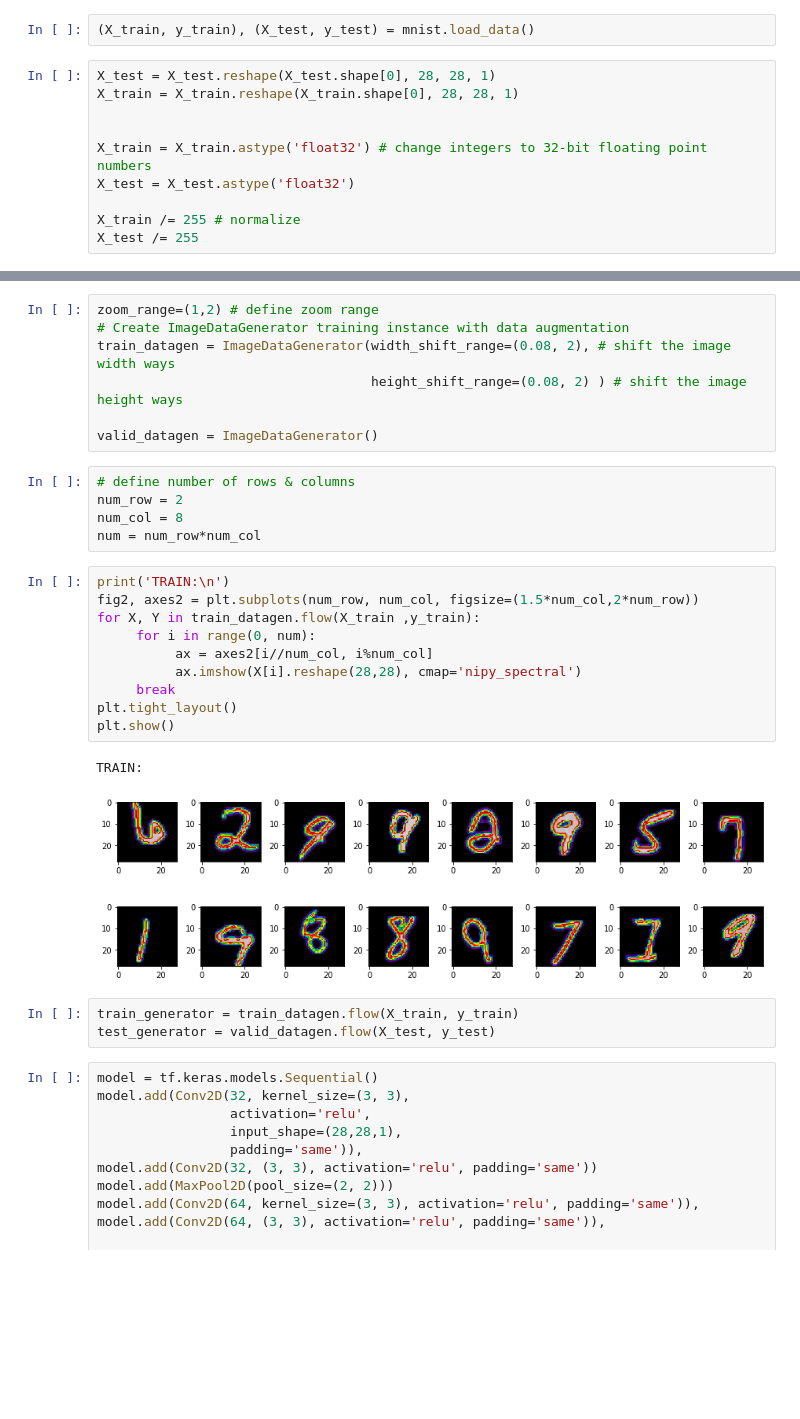
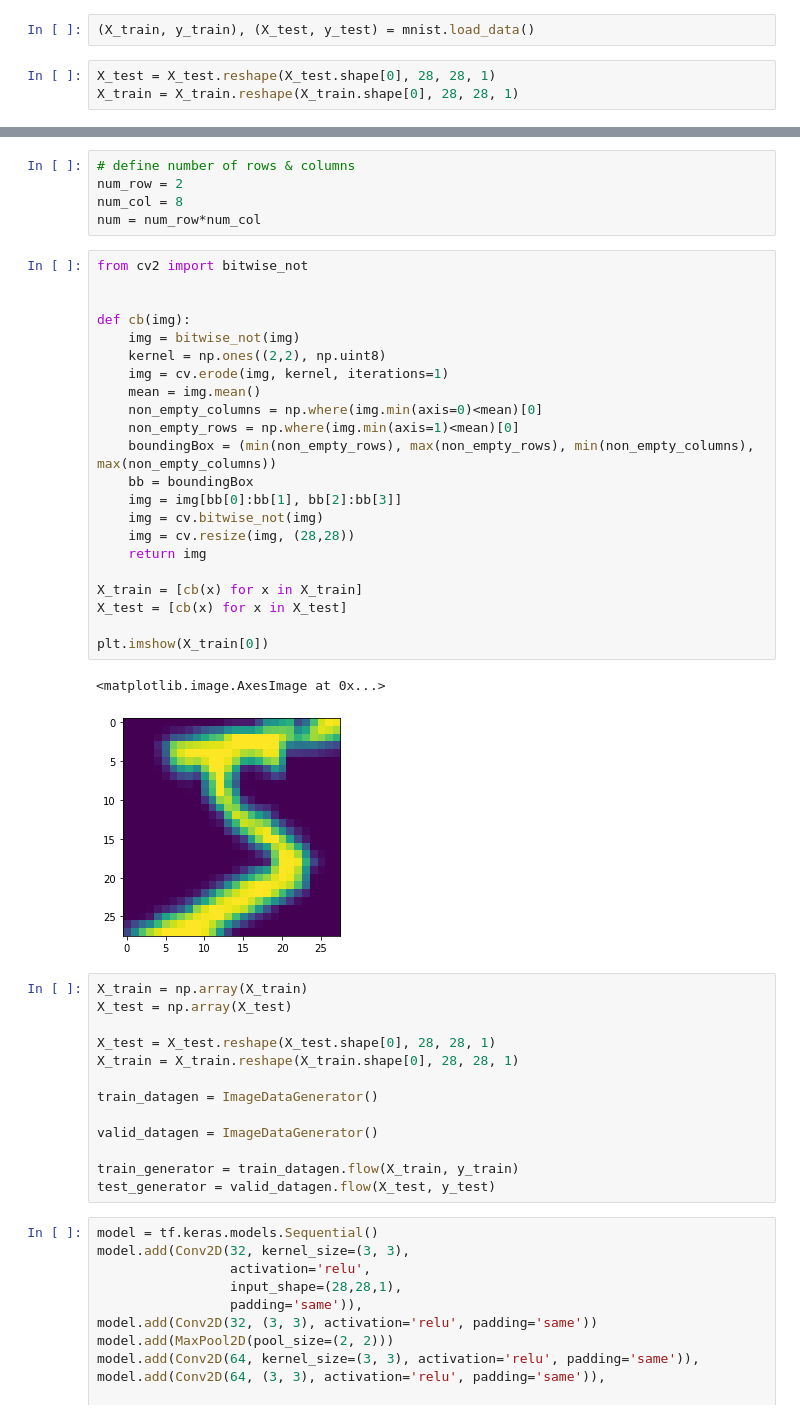
Before and after one commit to indykindyk/Sudoku-solver-opencv, a Jupyter notebook: src/gowno.ipynb, the cells around one changed output, grey strips where cells are left out. Saved outputs shown, nothing was run; the diff lists cells and outputs as text; blank space fills up the shorter version.

```diff
--- a/src/gowno.ipynb
+++ b/src/gowno.ipynb
@@ -13,13 +13,6 @@ import datetime
 # %%
 X_test = X_test.reshape(X_test.shape[0], 28, 28, 1)
 X_train = X_train.reshape(X_train.shape[0], 28, 28, 1)
-
-
-X_train = X_train.astype('float32') # change integers to 32-bit floating point numbers
-X_test = X_test.astype('float32')
-
-X_train /= 255 # normalize
-X_test /= 255
 # %%
 # one-hot format classes
 
@@ -41,31 +28,46 @@ TensorShape([60000, 10])
-# %%
-zoom_range=(1,2) # define zoom range
-# Create ImageDataGenerator training instance with data augmentation
-train_datagen = ImageDataGenerator(width_shift_range=(0.08, 2), # shift the image width ways
-                                   height_shift_range=(0.08, 2) ) # shift the image height ways
-
-valid_datagen = ImageDataGenerator()
 # %%
 # define number of rows & columns
 num_row = 2
 num_col = 8
 num = num_row*num_col
 # %%
-print('TRAIN:\n')
-fig2, axes2 = plt.subplots(num_row, num_col, figsize=(1.5*num_col,2*num_row))
-for X, Y in train_datagen.flow(X_train ,y_train):
-     for i in range(0, num):
-          ax = axes2[i//num_col, i%num_col]
-          ax.imshow(X[i].reshape(28,28), cmap='nipy_spectral')
-     break
-plt.tight_layout()
-plt.show()
+from cv2 import bitwise_not
+
+
+def cb(img):
+    img = bitwise_not(img)
+    kernel = np.ones((2,2), np.uint8)
+    img = cv.erode(img, kernel, iterations=1)
+    mean = img.mean()
+    non_empty_columns = np.where(img.min(axis=0)<mean)[0]
+    non_empty_rows = np.where(img.min(axis=1)<mean)[0]
+    boundingBox = (min(non_empty_rows), max(non_empty_rows), min(non_empty_columns), max(non_empty_columns))
+    bb = boundingBox
+    img = img[bb[0]:bb[1], bb[2]:bb[3]]
+    img = cv.bitwise_not(img)
+    img = cv.resize(img, (28,28))
+    return img
+
+X_train = [cb(x) for x in X_train]
+X_test = [cb(x) for x in X_test]
+
+plt.imshow(X_train[0])
 # %% [output]
-TRAIN:
+<matplotlib.image.AxesImage at 0x...>
-[figure, old version]
+[figure, new version]
-# %%
-train_generator = train_datagen.flow(X_train, y_train)
-test_generator = valid_datagen.flow(X_test, y_test)
+# %%
+X_train = np.array(X_train)
+X_test = np.array(X_test)
+
+X_test = X_test.reshape(X_test.shape[0], 28, 28, 1)
+X_train = X_train.reshape(X_train.shape[0], 28, 28, 1)
+
+train_datagen = ImageDataGenerator()
+
+valid_datagen = ImageDataGenerator()
+
+train_generator = train_datagen.flow(X_train, y_train)
+test_generator = valid_datagen.flow(X_test, y_test)
 # %%
 model = tf.keras.models.Sequential()
 model.add(Conv2D(32, kernel_size=(3, 3),
```
Also changed, not shown: parts of 6 cells of this notebook, 2 other files.
